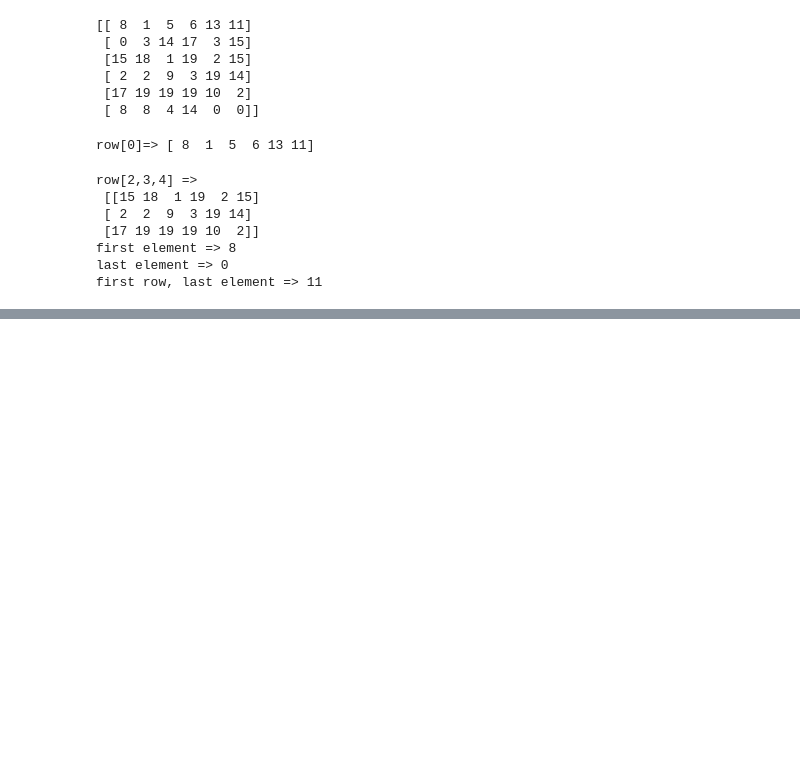
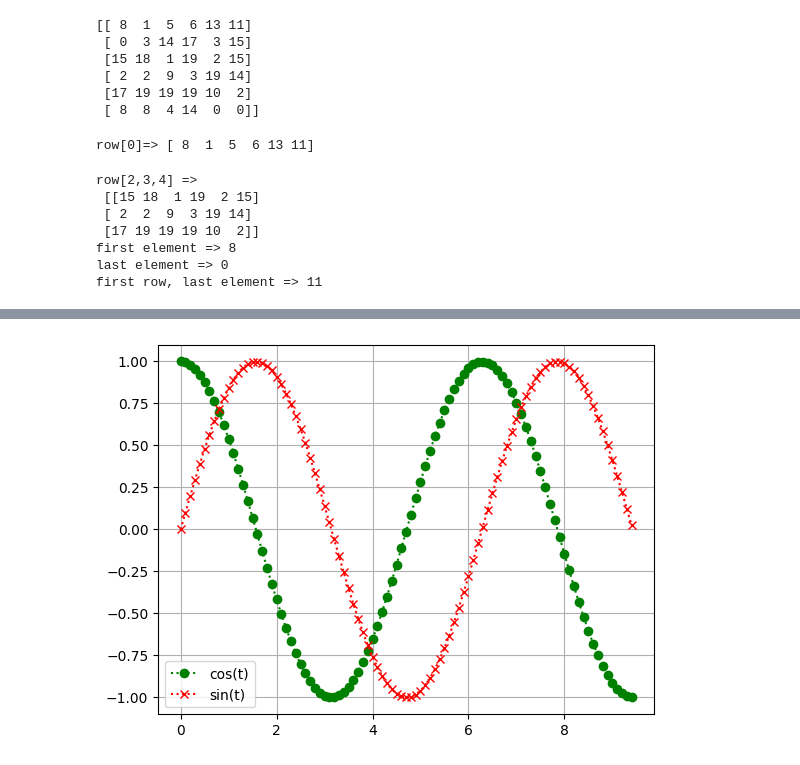
Before and after one commit to Amjadali168/2023-SEP--PY-DS, a Jupyter notebook: data analysis/numpy.ipynb, the cells around one changed output, grey strips where cells are left out. Drawn from its saved outputs; the diff is of its cells as text; code cells hidden in the pictures; blank space fills up the shorter version.

```diff
--- a/data analysis/numpy.ipynb
+++ b/data analysis/numpy.ipynb
@@ -217,0 +377,8 @@ first row, last element => 11
+# %%
+plt.plot(t, y, 'go:', label='cos(t)')
+plt.plot(t, x, 'rx:', label='sin(t)')
+plt.legend()
+plt.grid()
+# plt.box()
+# %% [output]
+[figure, added]
```
Also changed, not shown: parts of 29 cells of this notebook, 4 other files.
